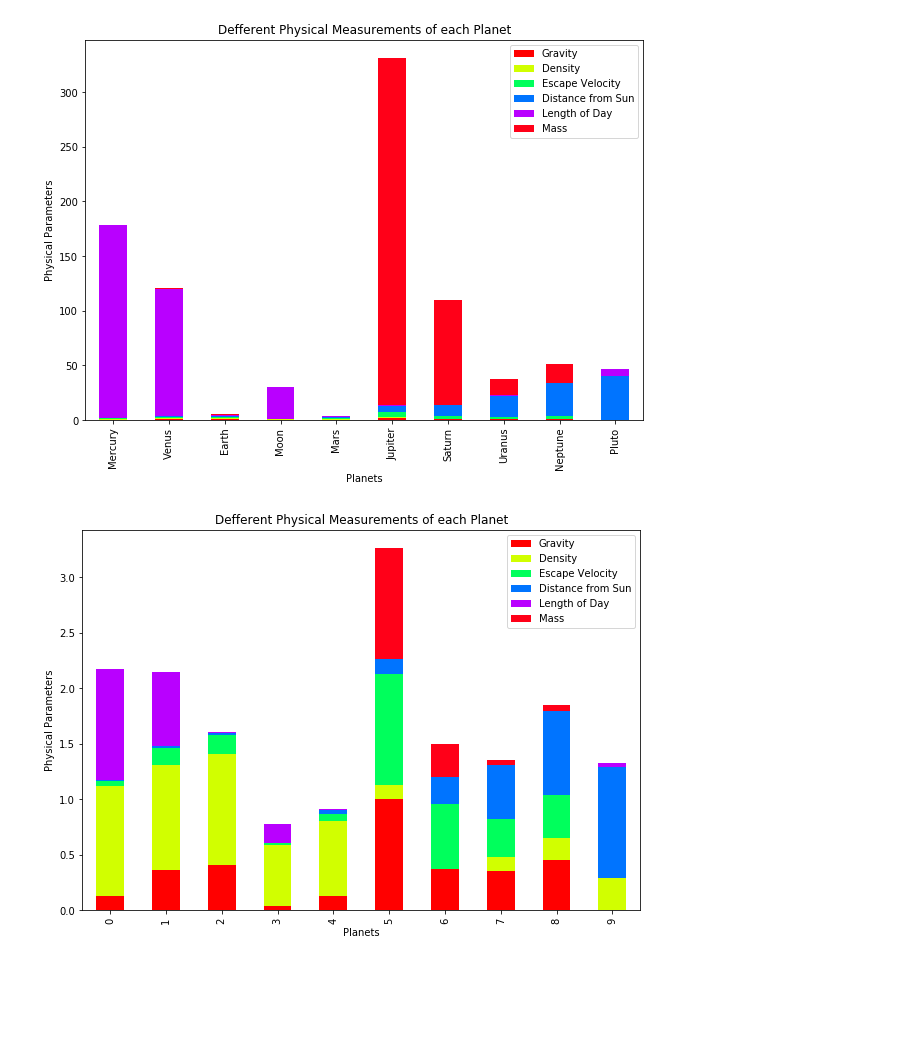
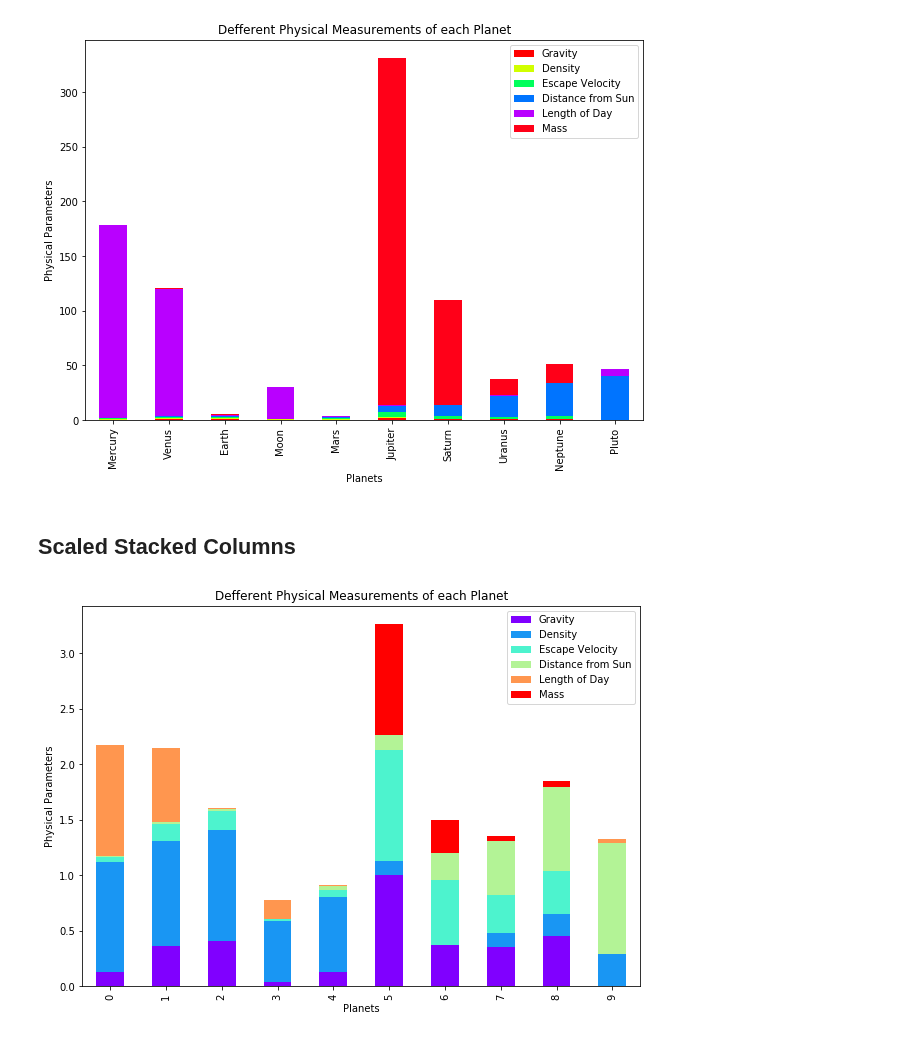
Before and after one commit to Daweet/myprojects, a Jupyter notebook: Scraping NASA for Escape Velocity.ipynb, the cells around one changed output. Drawn from its saved outputs; the diff is of its cells as text; code cells hidden in the pictures; blank space fills up the shorter version.

```diff
--- a/Scraping NASA for Escape Velocity.ipynb
+++ b/Scraping NASA for Escape Velocity.ipynb
@@ -609,4 +602,6 @@ ax.set_xlabel("Planets")
 ax.set_ylabel("Physical Parameters");
 # %% [output]
 [figure]
+# %% [markdown]
+## Scaled Stacked Columns
 # %%
@@ -614,8 +609,8 @@ from sklearn.preprocessing import MinMaxScaler
 scaler = MinMaxScaler()
 dfT4 = pd.DataFrame(scaler.fit_transform(dfT3), columns=dfT3.columns)
 # %%
-ax=dfT4.plot.bar(stacked=True, figsize=(10,7),colormap='hsv',title='Defferent Physical Measurements of each Planet')
+ax=dfT4.plot.bar(stacked=True, figsize=(10,7),colormap='rainbow',title='Defferent Physical Measurements of each Planet')
 ax.set_xlabel("Planets")
 ax.set_ylabel("Physical Parameters");
 # %% [output]
-[figure, old version]
+[figure, new version]
```
Also changed, not shown: parts of 58 cells of this notebook.
